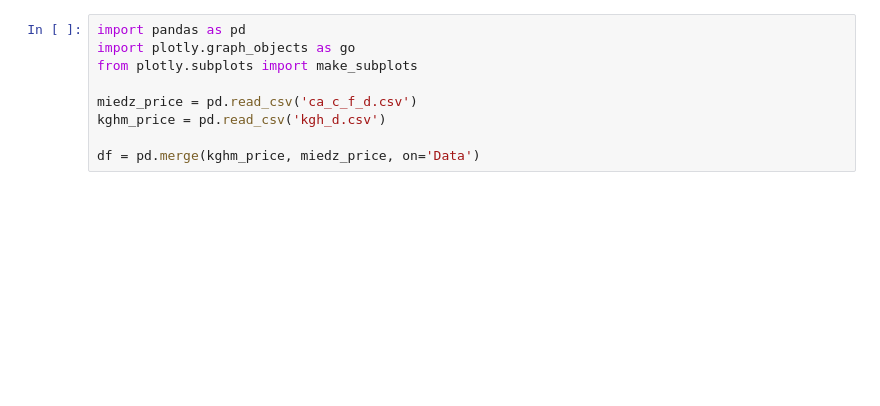
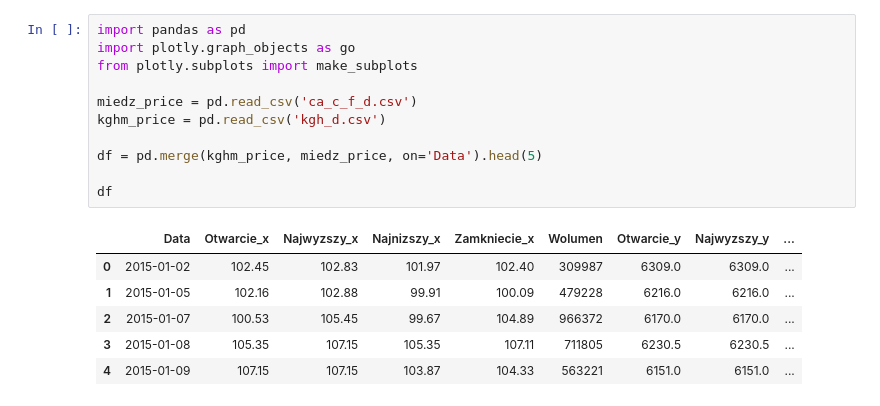
Before and after one commit to TomaszWlo/learning-git-task, a Jupyter notebook: 11_1_zadanie.ipynb, the cells around one changed output. Cells and saved outputs as stored; diff of their text form; blank space fills up the shorter version.

```diff
--- a/11_1_zadanie.ipynb
+++ b/11_1_zadanie.ipynb
@@ -3,10 +3,19 @@
 # %%
 import pandas as pd
 import plotly.graph_objects as go
 from plotly.subplots import make_subplots
 
 miedz_price = pd.read_csv('ca_c_f_d.csv')
 kghm_price = pd.read_csv('kgh_d.csv')
 
-df = pd.merge(kghm_price, miedz_price, on='Data')
+df = pd.merge(kghm_price, miedz_price, on='Data').head(5)
+
+df
+# %% [output]
+|  | Data | Otwarcie_x | Najwyzszy_x | Najnizszy_x | Zamkniecie_x | Wolumen | Otwarcie_y | Najwyzszy_y | ... |
+| 0 | 2015-01-02 | 102.45 | 102.83 | 101.97 | 102.40 | 309987 | 6309.0 | 6309.0 | ... |
+| 1 | 2015-01-05 | 102.16 | 102.88 | 99.91 | 100.09 | 479228 | 6216.0 | 6216.0 | ... |
+| 2 | 2015-01-07 | 100.53 | 105.45 | 99.67 | 104.89 | 966372 | 6170.0 | 6170.0 | ... |
+| 3 | 2015-01-08 | 105.35 | 107.15 | 105.35 | 107.11 | 711805 | 6230.5 | 6230.5 | ... |
+| 4 | 2015-01-09 | 107.15 | 107.15 | 103.87 | 104.33 | 563221 | 6151.0 | 6151.0 | ... |
 # %%
```
Also changed, not shown: parts of 1 cell of this notebook.
